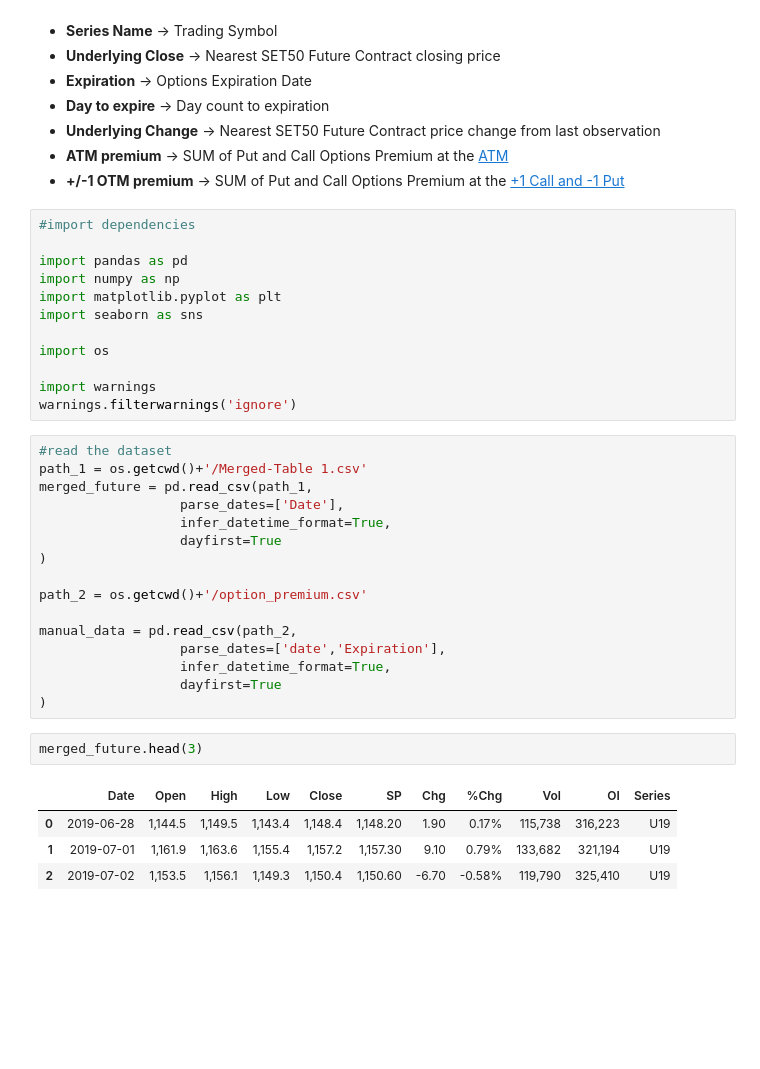
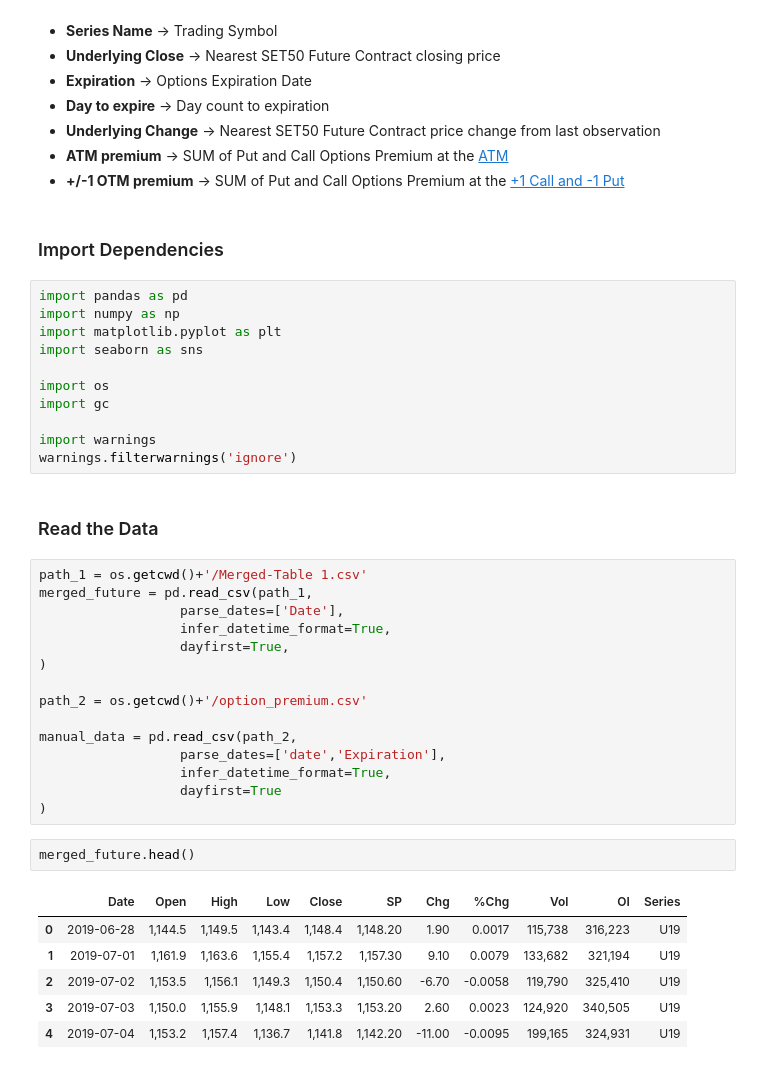
Before and after one commit to soi130/options_analysis, a Jupyter notebook: options_analytics.ipynb, the cells around one changed output. Drawn from its saved outputs; the diff is of its cells as text; blank space fills up the shorter version.

```diff
--- a/options_analytics.ipynb
+++ b/options_analytics.ipynb
@@ -78,25 +78,27 @@ The collumns in Merged-Table 1.csv are as follows:
 * **Underlying Change** -> Nearest SET50 Future Contract price change from last observation
 * **ATM premium** -> SUM of Put and Call Options Premium at the [ATM](https://www.investopedia.com/terms/a/atthemoney.asp)
 * **+/-1 OTM premium** -> SUM of Put and Call Options Premium at the [+1 Call and -1 Put](https://www.investopedia.com/terms/o/outofthemoney.asp)
+# %% [markdown]
+### Import Dependencies
 # %%
-#import dependencies
-
 import pandas as pd
 import numpy as np
 import matplotlib.pyplot as plt
 import seaborn as sns
 
 import os
+import gc
 
 import warnings
 warnings.filterwarnings('ignore')
+# %% [markdown]
+### Read the Data
 # %%
-#read the dataset
 path_1 = os.getcwd()+'/Merged-Table 1.csv'
 merged_future = pd.read_csv(path_1,
                   parse_dates=['Date'],
                   infer_datetime_format=True,
-                  dayfirst=True
+                  dayfirst=True,
 )
 
 path_2 = os.getcwd()+'/option_premium.csv'
@@ -107,9 +109,11 @@ manual_data = pd.read_csv(path_2,
                   dayfirst=True
 )
 # %%
-merged_future.head(3)
+merged_future.head()
 # %% [output]
 |  | Date | Open | High | Low | Close | SP | Chg | %Chg | Vol | OI | Series |
-| 0 | 2019-06-28 | 1,144.5 | 1,149.5 | 1,143.4 | 1,148.4 | 1,148.20 | 1.90 | 0.17% | 115,738 | 316,223 | U19 |
-| 1 | 2019-07-01 | 1,161.9 | 1,163.6 | 1,155.4 | 1,157.2 | 1,157.30 | 9.10 | 0.79% | 133,682 | 321,194 | U19 |
-| 2 | 2019-07-02 | 1,153.5 | 1,156.1 | 1,149.3 | 1,150.4 | 1,150.60 | -6.70 | -0.58% | 119,790 | 325,410 | U19 |
+| 0 | 2019-06-28 | 1,144.5 | 1,149.5 | 1,143.4 | 1,148.4 | 1,148.20 | 1.90 | 0.0017 | 115,738 | 316,223 | U19 |
+| 1 | 2019-07-01 | 1,161.9 | 1,163.6 | 1,155.4 | 1,157.2 | 1,157.30 | 9.10 | 0.0079 | 133,682 | 321,194 | U19 |
+| 2 | 2019-07-02 | 1,153.5 | 1,156.1 | 1,149.3 | 1,150.4 | 1,150.60 | -6.70 | -0.0058 | 119,790 | 325,410 | U19 |
+| 3 | 2019-07-03 | 1,150.0 | 1,155.9 | 1,148.1 | 1,153.3 | 1,153.20 | 2.60 | 0.0023 | 124,920 | 340,505 | U19 |
+| 4 | 2019-07-04 | 1,153.2 | 1,157.4 | 1,136.7 | 1,141.8 | 1,142.20 | -11.00 | -0.0095 | 199,165 | 324,931 | U19 |
```
Also changed, not shown: parts of 30 cells of this notebook, 3 other files.
